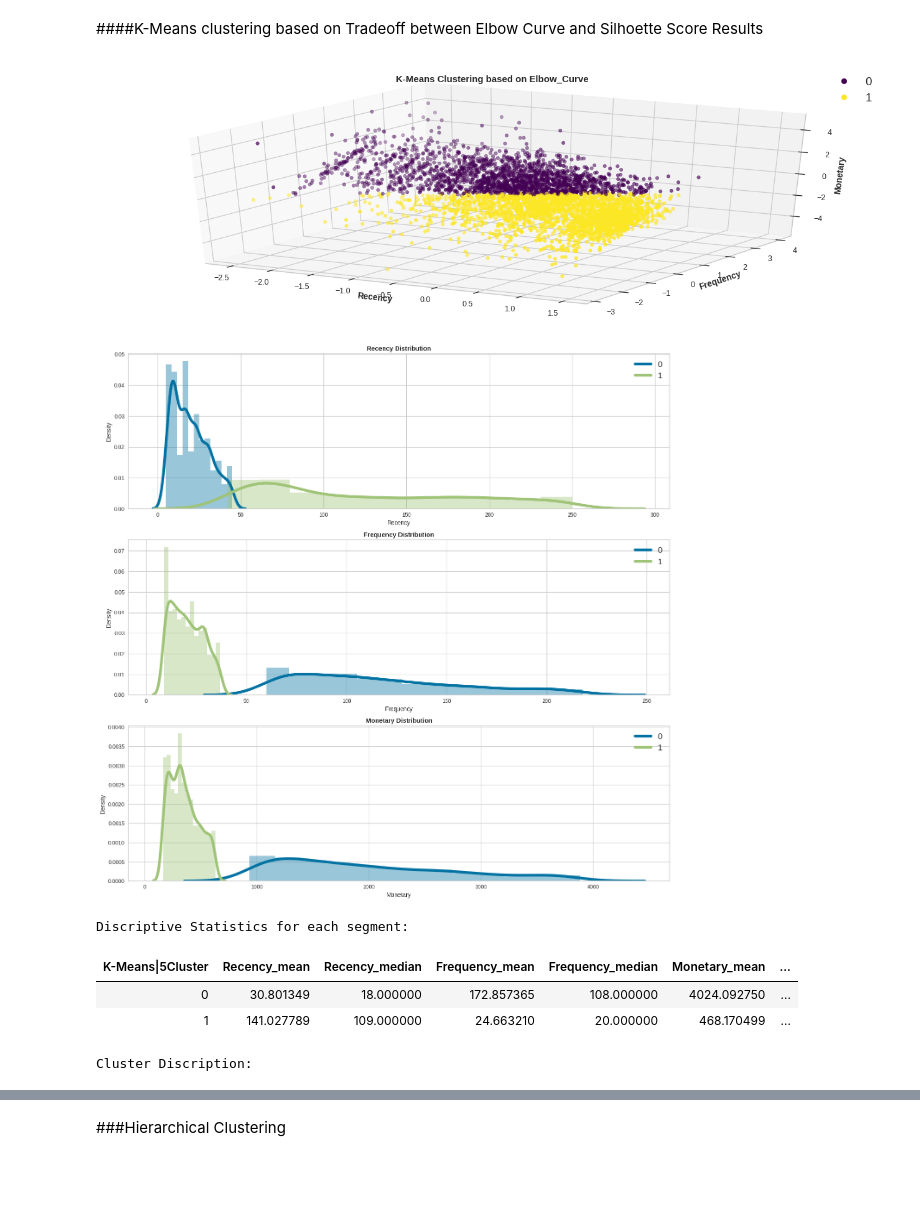
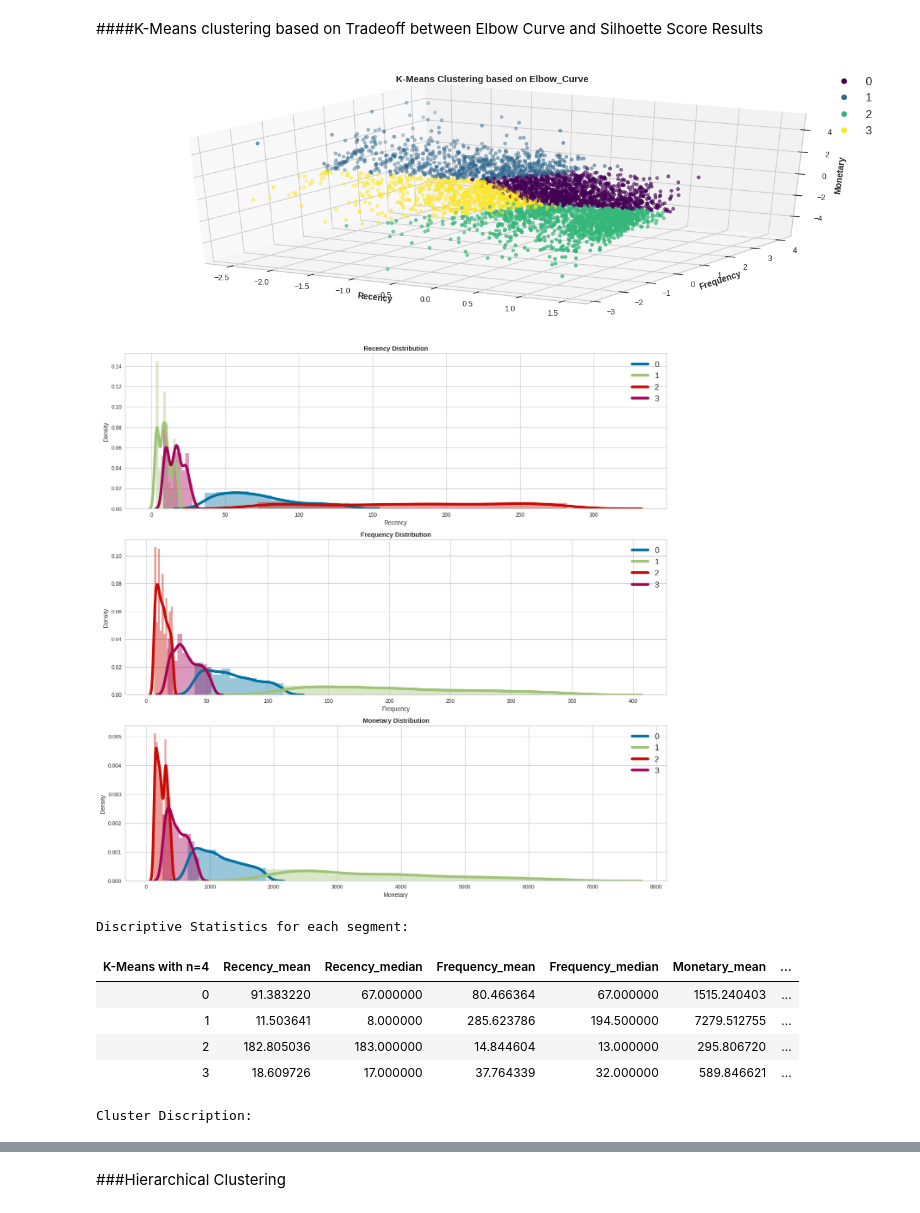
Before and after one commit to shadabsgit/ML-Clustering-Capstone-Project, a Jupyter notebook: Online_Retail_Customer_Segmentation_Capstone_Project.ipynb, the cells around one changed output, grey strips where cells are left out. Drawn from its saved outputs; the diff is of its cells as text; code cells hidden in the pictures; blank space fills up the shorter version.

```diff
--- a/Online_Retail_Customer_Segmentation_Capstone_Project.ipynb
+++ b/Online_Retail_Customer_Segmentation_Capstone_Project.ipynb
@@ -866,7 +866,7 @@ centroids = km_5.cluster_centers_
 
 #Plotting the Results
 title = 'K-Means Clustering based on Elbow_Curve'
-segment_name = 'K-Means|5Cluster'
+segment_name = 'K-Means with n=5'
 overlap_supress = 0.2
 conclusion[segment_name] = plots_stats_summary(y, segment_name, title, overlap_supress)
 # %% [output]
@@ -900,7 +900,7 @@ centroids = km_2.cluster_centers_
 
 #Plotting the Results
 title = 'K-Means Clustering based on Elbow_Curve'
-segment_name = 'K-Means|5Cluster'
+segment_name = 'K-Means with n=2'
 overlap_supress = 0.1
 conclusion[segment_name] = plots_stats_summary(y, segment_name, title, overlap_supress)
 # %% [output]
@@ -919,23 +919,25 @@ Cluster Discription:
 # %%
 #K-Means custering for n=4
 
 #Instantiating K-Means with n=4
-km_4 = KMeans(n_clusters=2,init="k-means++")
+km_4 = KMeans(n_clusters=4,init="k-means++")
 #Fitting the model
 y = km_4.fit_predict(X)
 #Getting the cluster centroids
 centroids = km_4.cluster_centers_
 
 #Plotting the Results
 title = 'K-Means Clustering based on Elbow_Curve'
-segment_name = 'K-Means|5Cluster'
+segment_name = 'K-Means with n=4'
 overlap_supress = 0.2
 conclusion[segment_name] = plots_stats_summary(y, segment_name, title, overlap_supress)
 # %% [output]
-[figure, old version]
+[figure, new version]
-[figure, old version]
+[figure, new version]
 Discriptive Statistics for each segment:
-| K-Means|5Cluster | Recency_mean | Recency_median | Frequency_mean | Frequency_median | Monetary_mean | ... |
-| 0 | 30.801349 | 18.000000 | 172.857365 | 108.000000 | 4024.092750 | ... |
-| 1 | 141.027789 | 109.000000 | 24.663210 | 20.000000 | 468.170499 | ... |
+| K-Means with n=4 | Recency_mean | Recency_median | Frequency_mean | Frequency_median | Monetary_mean | ... |
+| 0 | 91.383220 | 67.000000 | 80.466364 | 67.000000 | 1515.240403 | ... |
+| 1 | 11.503641 | 8.000000 | 285.623786 | 194.500000 | 7279.512755 | ... |
+| 2 | 182.805036 | 183.000000 | 14.844604 | 13.000000 | 295.806720 | ... |
+| 3 | 18.609726 | 17.000000 | 37.764339 | 32.000000 | 589.846621 | ... |
 Cluster Discription:
```
Also changed, not shown: parts of 10 cells of this notebook.
